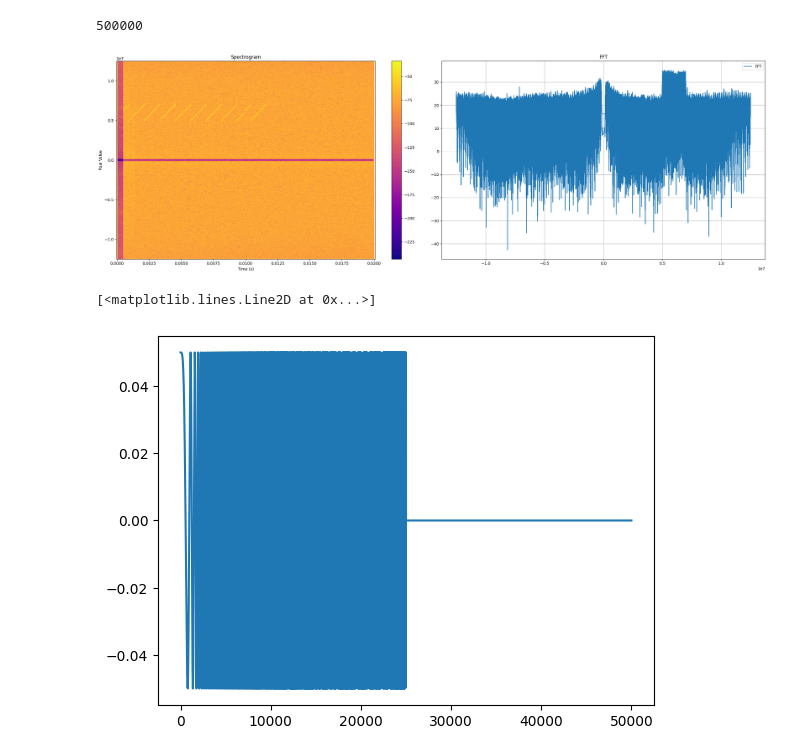
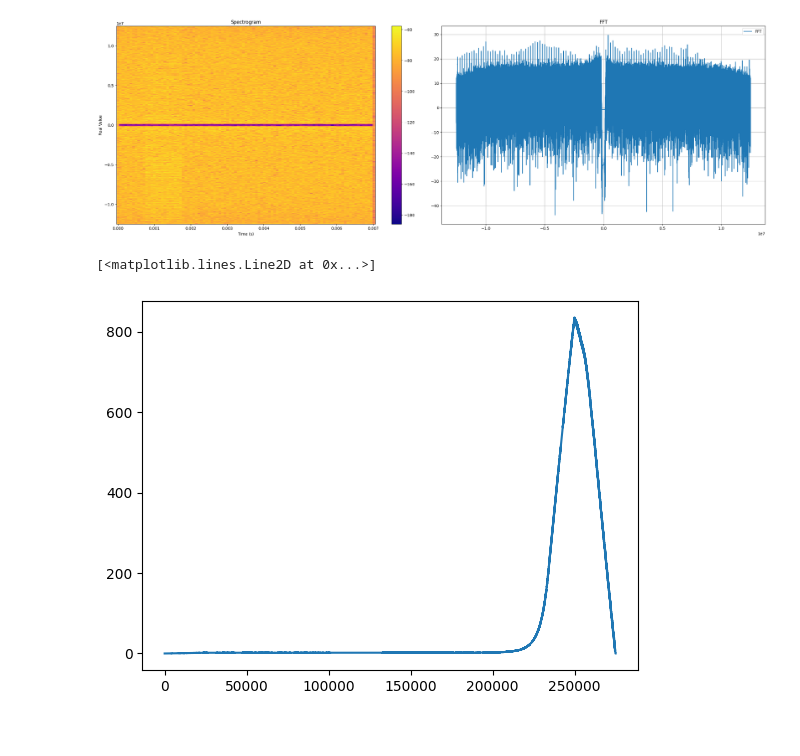
Before and after one commit to murrayinglis/sdr-config, a Jupyter notebook: plots.ipynb, the cells around one changed output. Drawn from its saved outputs; the diff is of its cells as text; code cells hidden in the pictures.

```diff
--- a/plots.ipynb
+++ b/plots.ipynb
@@ -271,14 +278,16 @@ data = data.reshape((num_new_samples, 2))
 
 # Create complex numbers from the real and imaginary parts
 complex_data = data[:, 0] + 1j * data[:, 1]
-print(len(complex_data))
+Sr = np.abs(complex_data)**2
+size = len(complex_data)
+complex_data = complex_data[int(0.0015*fs):-1]
 
 
 # Notch filter
 # Parameters
 notch_freq = 0  # Notch filter centered at 0 Hz (DC)
 quality_factor = 30  # Q-factor for the notch filter
-cutoff_freq = 0.2e6  # 1 kHz to remove DC component
+cutoff_freq = 0.2e6  #
 nyquist_rate = fs / 2
 normalized_cutoff = cutoff_freq / nyquist_rate
 b, a = butter(4, normalized_cutoff, btype='high', analog=False)
@@ -312,35 +321,44 @@ fig, axs = plt.subplots(1, 2, figsize=(24, 8))
 cax0 = axs[0].pcolormesh(times, frequencies_shifted, magnitude_spectrogram_db, shading='auto', cmap='plasma')
 #axs[0].set_colorbar(label='Magnitude (dB)')
 axs[0].set_xlabel('Time (s)')
 axs[0].set_ylabel('Real Value')
 axs[0].set_title('Spectrogram')
 
 # plotting fft
 fft_data = np.fft.fft(complex_data)
 fft_freq_axis = np.fft.fftfreq(len(fft_data),d=1/fs)
 
 # convert to db
 magnitude = np.abs(fft_data)
 # Filter frequencies below 40 dB
 #threshold_dB = 40
 #threshold = 10**(threshold_dB / 20)  # Convert dB to linear scale
 #magnitude = np.where(magnitude >= threshold, magnitude, 0.1)
 magnitude_db = 20 * np.log10(magnitude)
 
+
+
+
 axs[1].plot(fft_freq_axis, magnitude_db, label='FFT')
 axs[1].set_title('FFT')
 axs[1].legend()
 axs[1].grid(True)
 
 fig.colorbar(cax0, ax=axs[0])
 plt.tight_layout()
 plt.show()
 
 
+# Read the CSV file into a DataFrame with default column names (0, 1)
+df = pd.read_csv('pulse.csv', header=None)
+I = df[0].values
+Q = df[1].values
+iq_signal = I + 1j * Q
+St = np.abs(iq_signal) ** 2
 
-# Read in csv
-with open("sweep.csv", 'rb') as file:
-    sweep = np.fromfile(file, dtype=np.float64)
+corr = np.correlate(St,Sr,mode='full')
+plt.plot(corr)
 # %% [output]
+[figure, new version]
-500000
+[<matplotlib.lines.Line2D at 0x...>]
-[figure, old version]
+[figure, added]
@@ -364,31 +364,0 @@ with open('square.csv', 'w', newline='') as csvfile:
-# %%
-# write sweep pulse to csv
-# Parameters
-signalLength = 50000
-n = signalLength//2
-sampleRate = 50e6
-startFrequency = 0
-endFrequency = 2e6
-
-result = []
-for i in range(n):
-    t = i / sampleRate
-    frequency = startFrequency + (endFrequency - startFrequency) * i / signalLength
-    phase = 2.0 * np.pi * frequency * t
-    sample = 0.1 * np.exp(1j * phase) + 0j  # 0j denotes a complex number with zero imaginary part
-    result.append(sample)
-
-zeros_array = np.zeros(n, dtype=int)
-
-result = np.concatenate((result, zeros_array))/2
-
-# Write to CSV file
-with open('sweep_pulse.csv', 'w', newline='') as csvfile:
-    csvwriter = csv.writer(csvfile)
-    for sample in result:
-        csvwriter.writerow([sample.real, sample.imag])
-
-plt.plot(result)
-# %% [output]
-[<matplotlib.lines.Line2D at 0x...>]
-[figure, removed]
```
Also changed, not shown: parts of 6 cells of this notebook, 4 other files.
